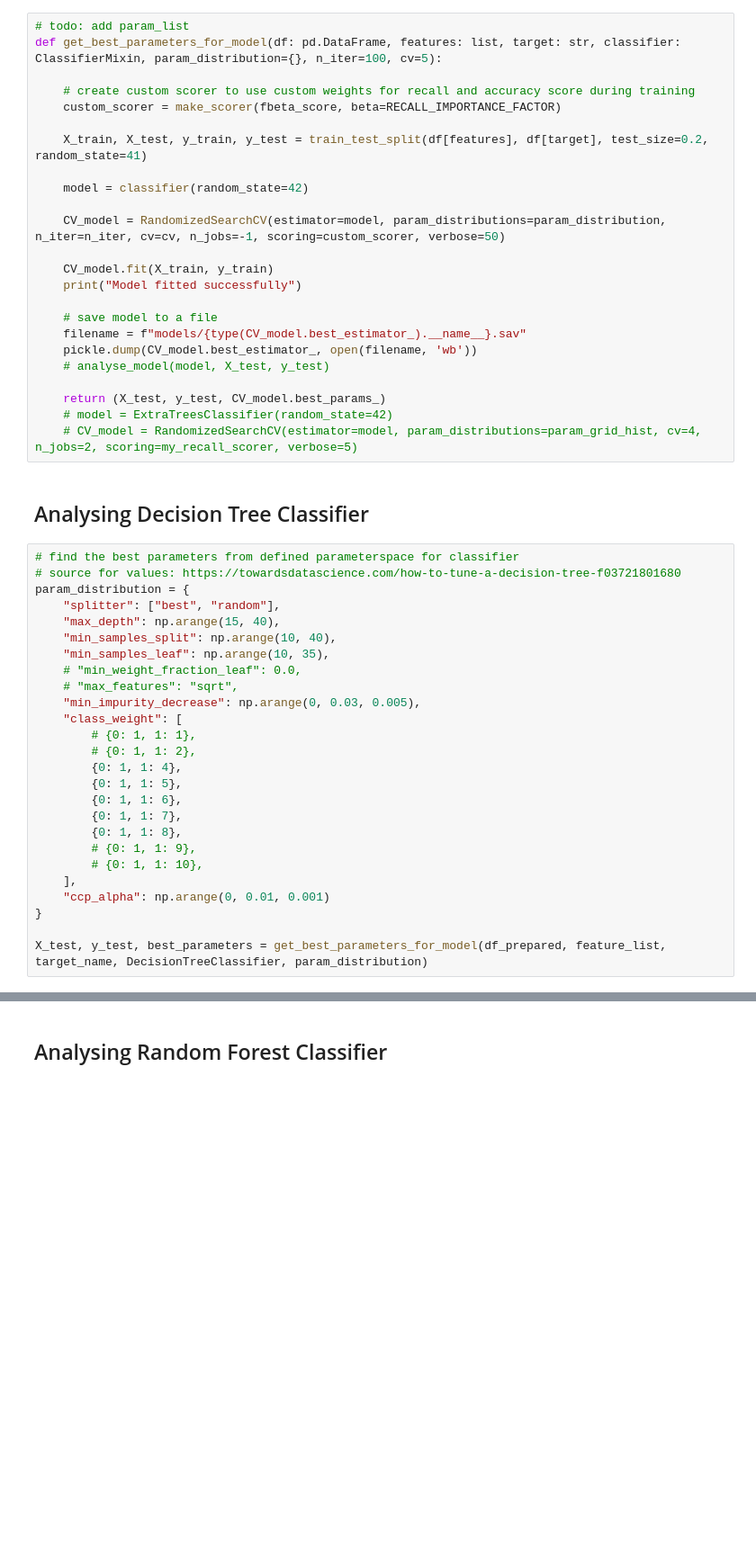
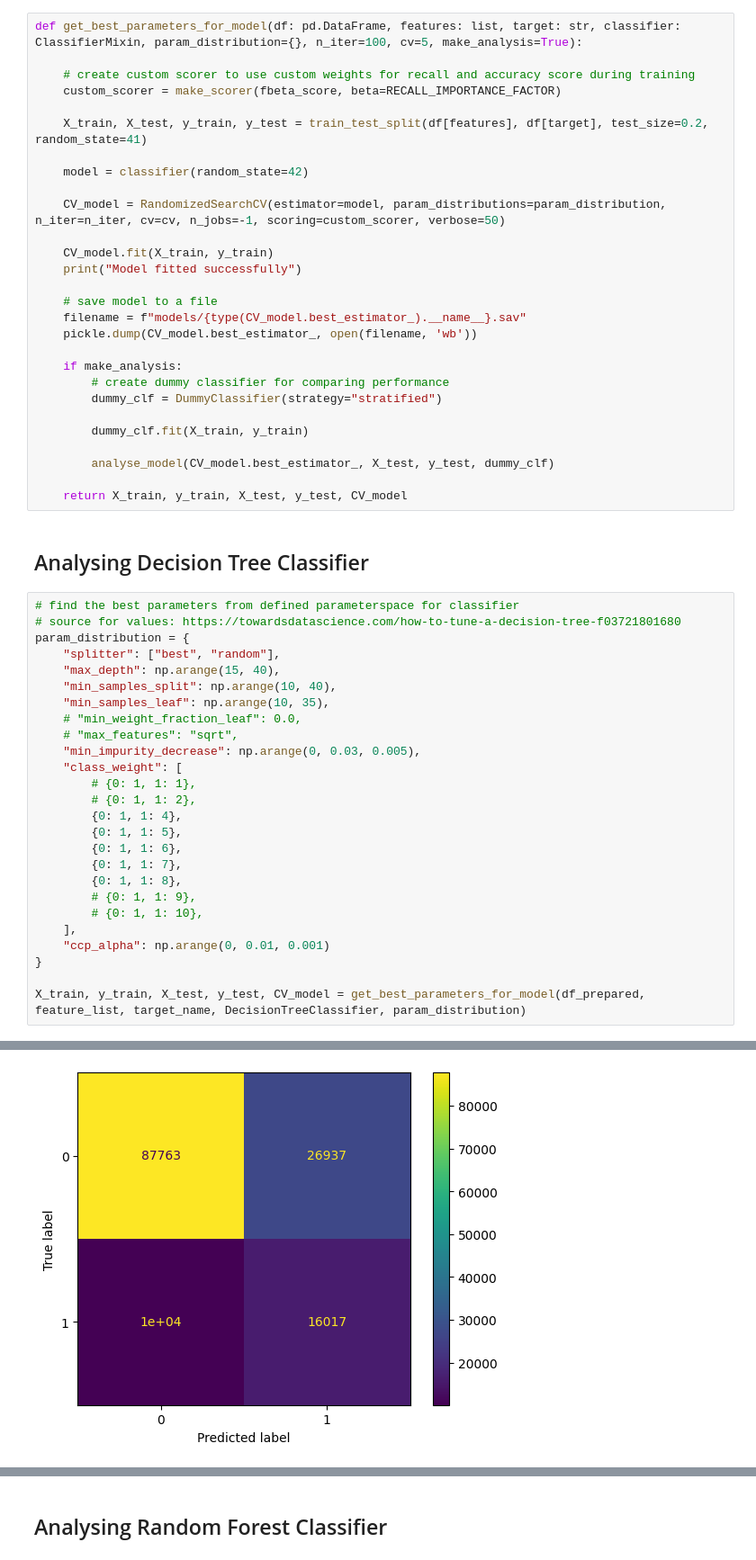
Before and after one commit to n-hundenborn/diabetes-forecasting, a Jupyter notebook: dev_model_training.ipynb, the cells around one changed output, grey strips where cells are left out. Shown at 90% size. Saved outputs shown, nothing was run; the diff lists cells and outputs as text; blank space fills up the shorter version.

Commit message:
New Randomforest runs

```diff
--- a/dev_model_training.ipynb
+++ b/dev_model_training.ipynb
@@ -353,8 +377,7 @@ def evaluate_model(df: pd.DataFrame, features: list, target: str, classifier: Cl
 
     return model
 # %%
-# todo: add param_list
-def get_best_parameters_for_model(df: pd.DataFrame, features: list, target: str, classifier: ClassifierMixin, param_distribution={}, n_iter=100, cv=5):
+def get_best_parameters_for_model(df: pd.DataFrame, features: list, target: str, classifier: ClassifierMixin, param_distribution={}, n_iter=100, cv=5, make_analysis=True):
 
     # create custom scorer to use custom weights for recall and accuracy score during training
     custom_scorer = make_scorer(fbeta_score, beta=RECALL_IMPORTANCE_FACTOR)
@@ -371,11 +394,16 @@ def get_best_parameters_for_model(df: pd.DataFrame, features: list, target: str,
     # save model to a file
     filename = f"models/{type(CV_model.best_estimator_).__name__}.sav"
     pickle.dump(CV_model.best_estimator_, open(filename, 'wb'))
-    # analyse_model(model, X_test, y_test)
 
-    return (X_test, y_test, CV_model.best_params_)
-    # model = ExtraTreesClassifier(random_state=42)
-    # CV_model = RandomizedSearchCV(estimator=model, param_distributions=param_grid_hist, cv=4, n_jobs=2, scoring=my_recall_scorer, verbose=5)
+    if make_analysis:
+        # create dummy classifier for comparing performance
+        dummy_clf = DummyClassifier(strategy="stratified")
+
+        dummy_clf.fit(X_train, y_train)
+
+        analyse_model(CV_model.best_estimator_, X_test, y_test, dummy_clf)
+
+    return X_train, y_train, X_test, y_test, CV_model
 # %% [markdown]
 ## Analysing Decision Tree Classifier
 # %%
@@ -403,5 +431,5 @@ param_distribution = {
     "ccp_alpha": np.arange(0, 0.01, 0.001)
 }
 
-X_test, y_test, best_parameters = get_best_parameters_for_model(df_prepared, feature_list, target_name, DecisionTreeClassifier, param_distribution)
+X_train, y_train, X_test, y_test, CV_model = get_best_parameters_for_model(df_prepared, feature_list, target_name, DecisionTreeClassifier, param_distribution)
 # %% [output]
@@ -409,0 +445 @@ Model fitted successfully
+[figure, added]
```
Also changed, not shown: parts of 8 cells of this notebook, 4 other files.
